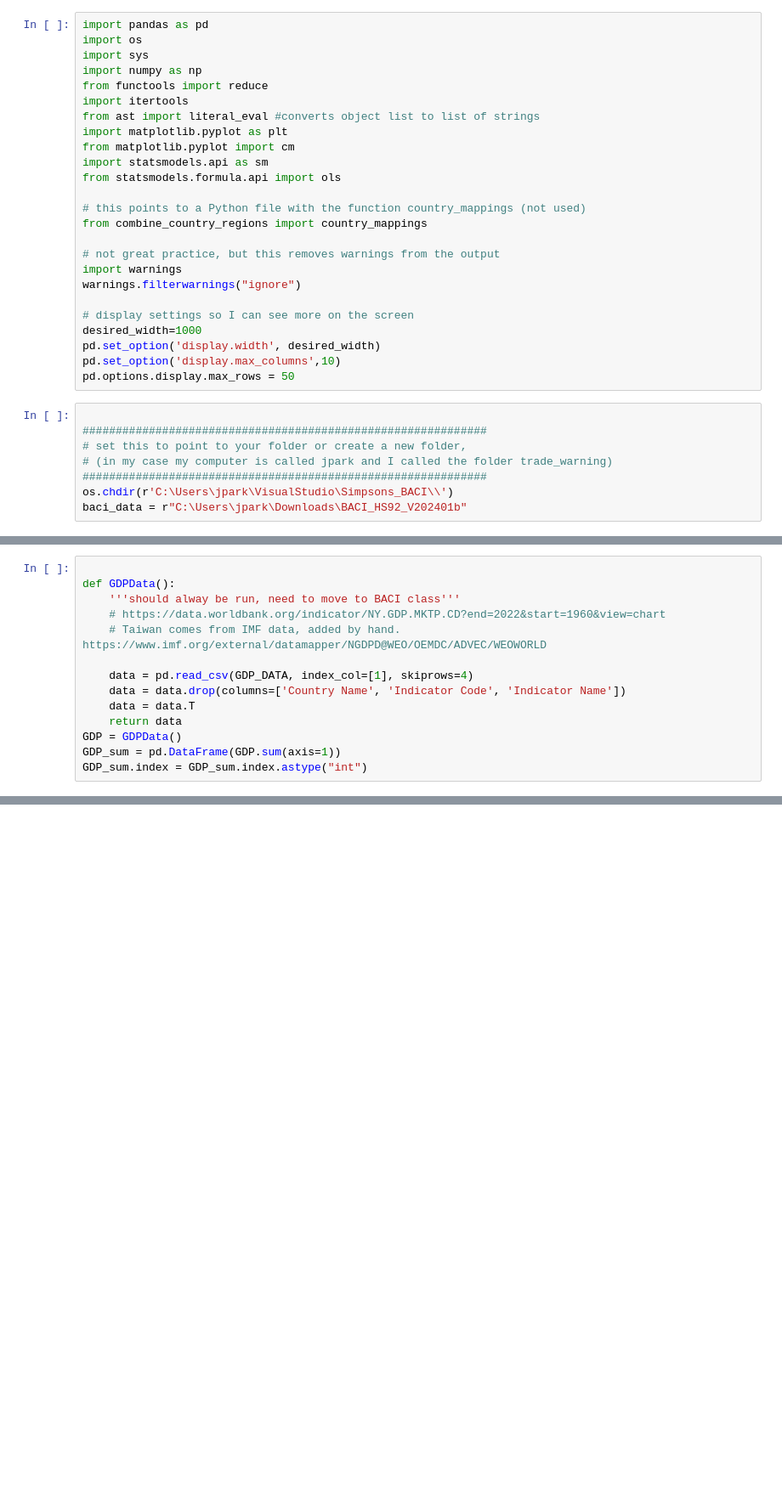
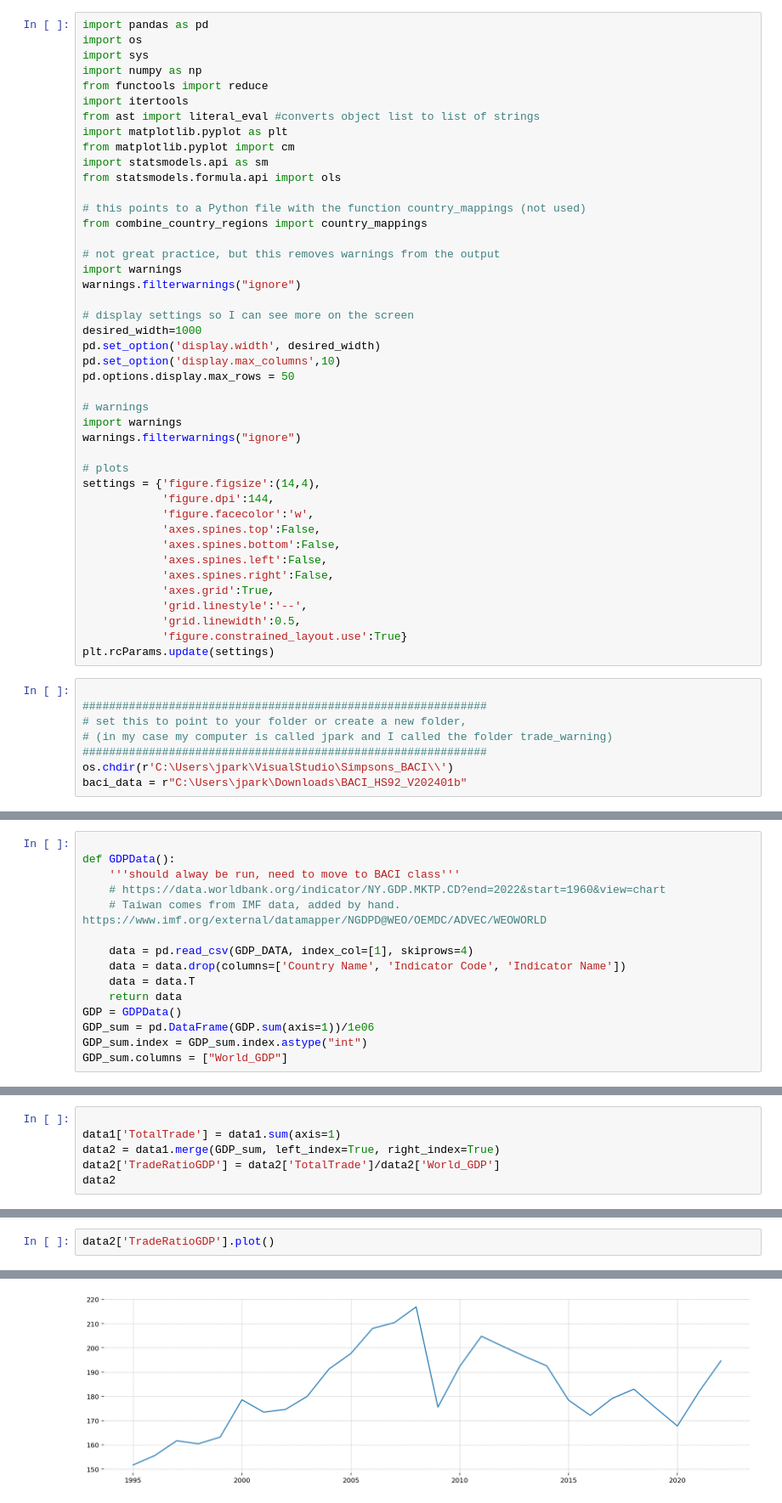
Before and after one commit to powell001/Simpsons_BACI, a Jupyter notebook: baci_preparation/baci_readin.ipynb, the cells around one changed output, grey strips where cells are left out. Shown at 85% size. Saved outputs shown, nothing was run; the diff lists cells and outputs as text; blank space fills up the shorter version.

```diff
--- a/baci_preparation/baci_readin.ipynb
+++ b/baci_preparation/baci_readin.ipynb
@@ -23,6 +23,24 @@ desired_width=1000
 pd.set_option('display.width', desired_width)
 pd.set_option('display.max_columns',10)
 pd.options.display.max_rows = 50
+
+# warnings
+import warnings
+warnings.filterwarnings("ignore")
+
+# plots
+settings = {'figure.figsize':(14,4),
+            'figure.dpi':144,
+            'figure.facecolor':'w',
+            'axes.spines.top':False,
+            'axes.spines.bottom':False,
+            'axes.spines.left':False,
+            'axes.spines.right':False,
+            'axes.grid':True,
+            'grid.linestyle':'--',
+            'grid.linewidth':0.5,
+            'figure.constrained_layout.use':True}
+plt.rcParams.update(settings)
 # %%
 
 #############################################################
@@ -204,8 +222,9 @@ def GDPData():
     data = data.T
     return data
 GDP = GDPData()
-GDP_sum = pd.DataFrame(GDP.sum(axis=1))
+GDP_sum = pd.DataFrame(GDP.sum(axis=1))/1e06
 GDP_sum.index = GDP_sum.index.astype("int")
+GDP_sum.columns = ["World_GDP"]
 # %%
 
 # #############################################################
@@ -298,0 +256,6 @@ Index([1995, 1996, 1997, 1998, 1999, 2000, 2001, 2002, 2003, 2004, 2005, 2006, 2
+# %%
+
+data1['TotalTrade'] = data1.sum(axis=1)
+data2 = data1.merge(GDP_sum, left_index=True, right_index=True)
+data2['TradeRatioGDP'] = data2['TotalTrade']/data2['World_GDP']
+data2
@@ -298,0 +281,3 @@ Index([1995, 1996, 1997, 1998, 1999, 2000, 2001, 2002, 2003, 2004, 2005, 2006, 2
+# %%
+data2['TradeRatioGDP'].plot()
+# %% [output]
@@ -298,0 +285 @@ Index([1995, 1996, 1997, 1998, 1999, 2000, 2001, 2002, 2003, 2004, 2005, 2006, 2
+[figure, added]
```
Also changed, not shown: parts of 14 cells of this notebook.
